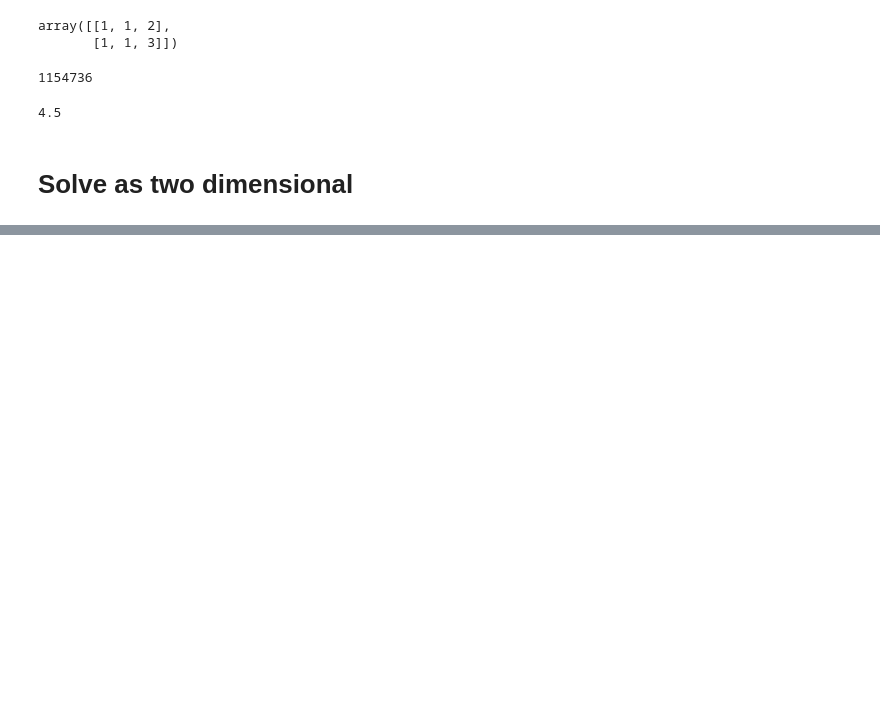
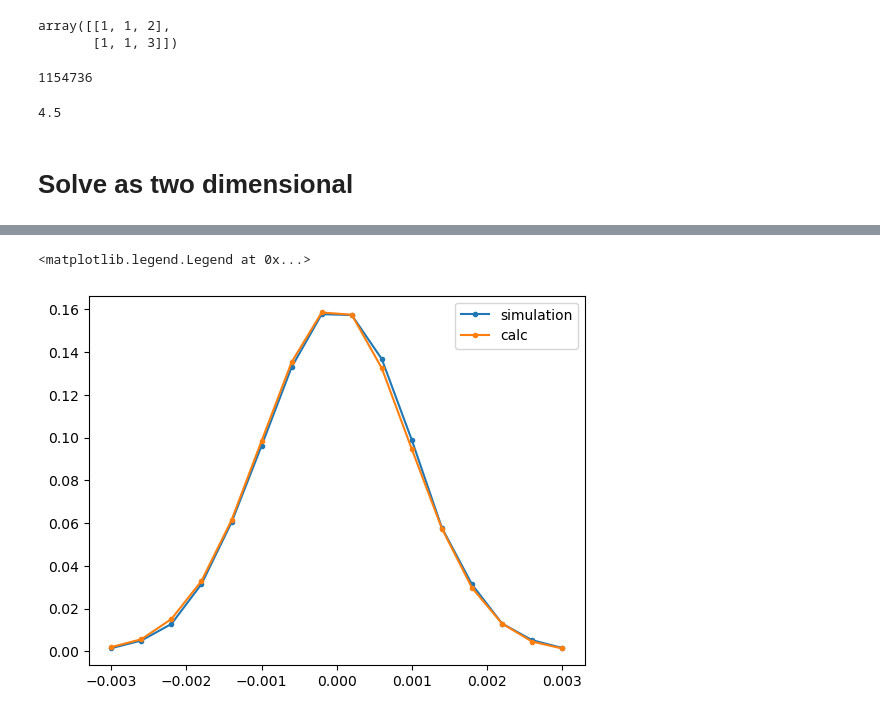
Before and after one commit to NilsToAn/overdampedDelayHarmonicOscillator, a Jupyter notebook: 2d alogotizhm.ipynb, the cells around one changed output, grey strips where cells are left out. Drawn from its saved outputs; the diff is of its cells as text; code cells hidden in the pictures; blank space fills up the shorter version.

```diff
--- a/2d alogotizhm.ipynb
+++ b/2d alogotizhm.ipynb
@@ -293,0 +288,25 @@ for j in range(ntau+1):
+# %%
+def simulate_traj(N_p, N_loop, N_t, ntau, s, dt, border, force):
+    pos = np.empty((N_loop,N_p,N_t))
+    vel = s*np.random.randn(N_loop,N_p,N_t)*1/np.sqrt(dt)
+
+    pos[:,:,:ntau+1] = -border
+    vel[:,:,:ntau+1] = 0
+
+    for i in range(ntau+1,N_t):
+        pos[:,:,i] = pos[:,:,i-1] + vel[:,:,i-1]*dt
+        vel[:,:,i] += force(pos[:,:,i-ntau])
+    return pos
+# %%
+f = 6
+
+pos = simulate_traj(N_p=30_000, N_loop=1, N_t=(steps+ntau+2)*f, ntau=ntau*f, s=s, dt=dt/f,border=0, force=force)
+sim_hists = [np.histogram(np.sum(pos, axis=0)[:,j], bins = bins)[0] for j in range(pos.shape[-1])]
+# %%
+idx = steps-1
+plt.plot(x_s,sim_hists[(ntau+idx+2)*f]/sim_hists[(ntau+idx+2)*f].sum(),'.-', label = 'simulation')
+plt.plot(x_s,hists[idx],'.-', label='calc')
+plt.legend()
+# %% [output]
+<matplotlib.legend.Legend at 0x...>
+[figure, added]
```
Also changed, not shown: parts of 14 cells of this notebook.
